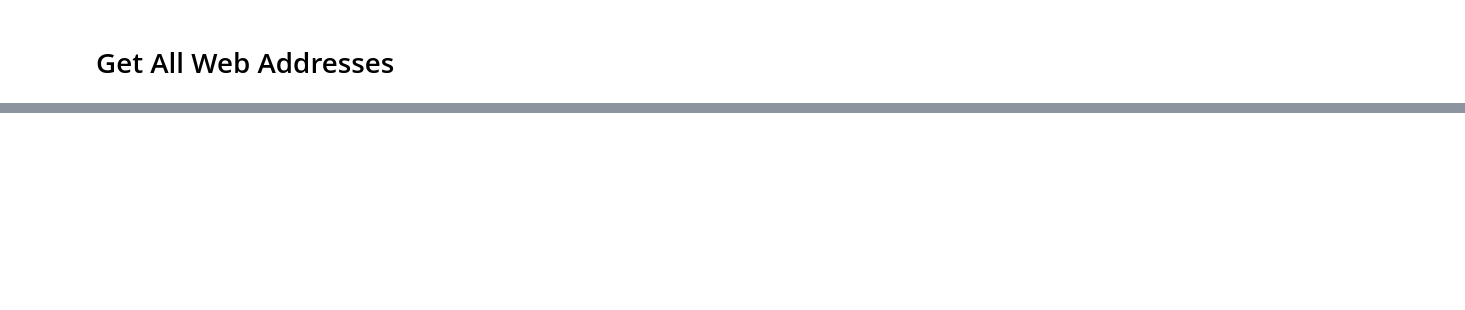
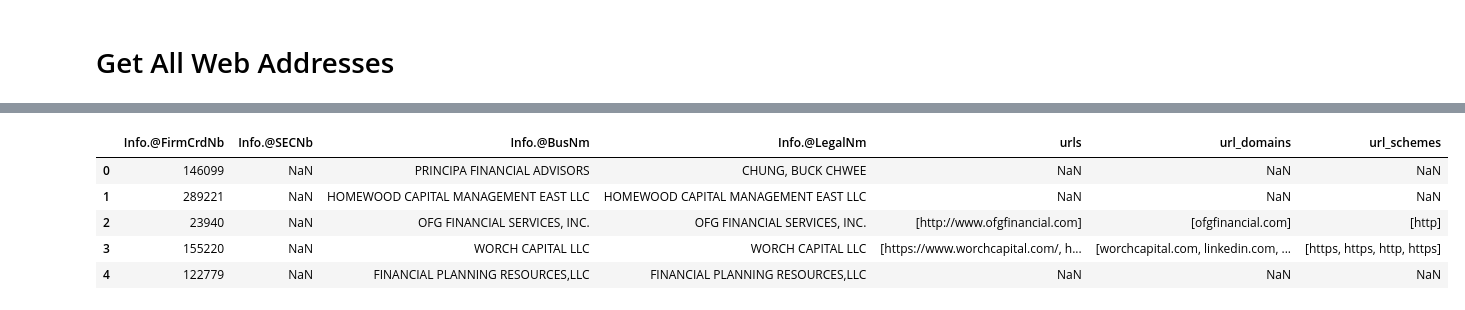
Before and after one commit to austinpracticaldatascience/RIA_websites, a Jupyter notebook: EDA.ipynb, the cells around one changed output, grey strips where cells are left out. Saved outputs shown, nothing was run; the diff lists cells and outputs as text; code cells hidden in the pictures; blank space fills up the shorter version.

```diff
--- a/EDA.ipynb
+++ b/EDA.ipynb
@@ -127,0 +252,2 @@ df_sec_reg_urls = get_all_urls(df_sec_reg, valid_only=False)
+# %%
+df_all['urls'] = df_all['FormInfo.Part1A.Item1.WebAddrs.WebAddr'].apply(parse_array)
@@ -127,0 +269,35 @@ df_sec_reg_urls = get_all_urls(df_sec_reg, valid_only=False)
+# %%
+# @quantology
+def parse_urls(urls):
+    if not isinstance(urls, list):
+        return np.NaN, np.NaN
+    domains = []
+    schemes = []
+    for url in urls:
+        if validators.url(url):
+            parsed_url = urlparse(url)
+            domain = parsed_url.netloc
+            if domain.startswith("www."):
+                domain = domain.removeprefix("www.")
+            elif domain.startswith("m."):
+                domain = domain.removeprefix("m.")
+            elif domain.startswith("mobile."):
+                domain = domain.removeprefix("mobile.")
+            domains.append(domain)
+            schemes.append(parsed_url.scheme)
+    return domains, schemes
+# %%
+# TODO: make less fugly
+df_all_urls = df_all.apply(lambda x: parse_urls(x['urls']), axis=1, result_type='expand')
+df_all_urls.columns = ['url_domains', 'url_schemes']
+# %%
+df_all = df_all.join(df_all_urls)
+# %%
+df_all[['Info.@FirmCrdNb', 'Info.@SECNb', 'Info.@BusNm', 'Info.@LegalNm', 'urls','url_domains', 'url_schemes']].head()
+# %% [output]
+|  | Info.@FirmCrdNb | Info.@SECNb | Info.@BusNm | Info.@LegalNm | urls | url_domains | url_schemes |
+| 0 | 146099 | NaN | PRINCIPA FINANCIAL ADVISORS | CHUNG, BUCK CHWEE | NaN | NaN | NaN |
+| 1 | 289221 | NaN | HOMEWOOD CAPITAL MANAGEMENT EAST LLC | HOMEWOOD CAPITAL MANAGEMENT EAST LLC | NaN | NaN | NaN |
+| 2 | 23940 | NaN | OFG FINANCIAL SERVICES, INC. | OFG FINANCIAL SERVICES, INC. | [http://www.ofgfinancial.com] | [ofgfinancial.com] | [http] |
+| 3 | 155220 | NaN | WORCH CAPITAL LLC | WORCH CAPITAL LLC | [https://www.worchcapital.com/, h... | [worchcapital.com, linkedin.com, ... | [https, https, http, https] |
+| 4 | 122779 | NaN | FINANCIAL PLANNING RESOURCES,LLC | FINANCIAL PLANNING RESOURCES,LLC | NaN | NaN | NaN |
```
Also changed, not shown: parts of 92 cells of this notebook.
